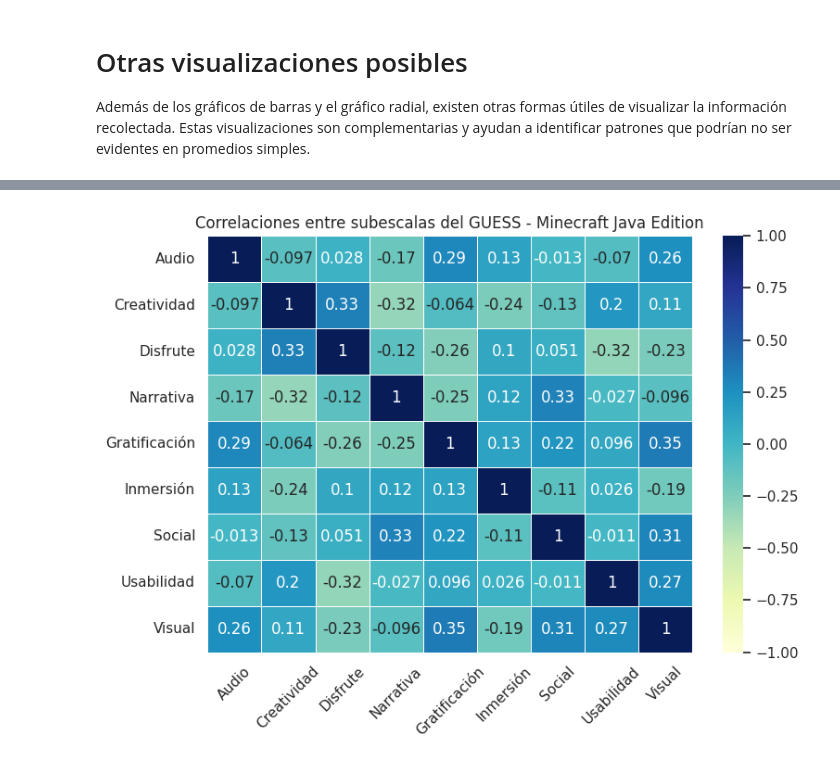
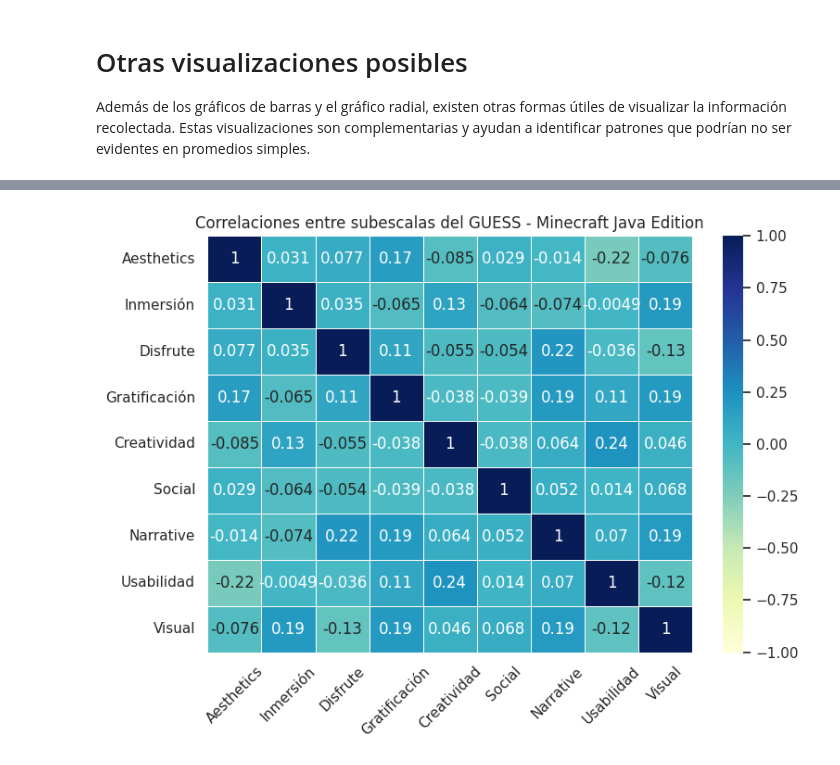
Before and after one commit to ClaudixoPG/ESI_2025_S1, a Jupyter notebook: notebooks/Proyecto_Unidad_3.ipynb, the cells around one changed output, grey strips where cells are left out. Saved outputs shown, nothing was run; the diff lists cells and outputs as text; code cells hidden in the pictures.

```diff
--- a/notebooks/Proyecto_Unidad_3.ipynb
+++ b/notebooks/Proyecto_Unidad_3.ipynb
@@ -15,7 +15,7 @@ sns.set(style='whitegrid')
 ##Carga de dataset
 # %%
 # Cargar datos desde GitHub
-url = "https://raw.githubusercontent.com/ClaudixoPG/ESI_2025_S1/main/datasets/Minecraft_Evaluacion_GUESS.xlsx"
-df = pd.read_excel(url)
+url = "https://raw.githubusercontent.com/ClaudixoPG/ESI_2025_S1/main/datasets/guess_proyecto3_datos.xlsx"
+df = pd.read_excel(url, skiprows=10)
 df.head()
 # %% [output]
@@ -28,3 +29,34 @@ df.head()
+# %%
+# Diccionario con columnas por subdimensión
+subdimensiones = {
+    "Aesthetics": ["AE1", "AE2", "AE3", "AE4"],
+    "Play Engrossment": ["PE1", "PE2", "PE3", "PE4", "PE5", "PE6", "PE7"],
+    "Enjoyment": ["EN1", "EN2", "EN3", "EN4", "EN5", "EN6"],
+    "Personal Gratification": ["PG1", "PG2", "PG3", "PG4"],
+    "Creative Freedom": ["CF1", "CF2", "CF3", "CF4"],
+    "Social Connectivity": ["SC1", "SC2", "SC3", "SC4", "SC5"],
+    "Narrative": ["NA1", "NA2", "NA3", "NA4"],
+    "Usability/Playability": ["US1", "US2", "US3", "US4", "US5", "US6", "US7"],
+    "Visual Aesthetics": ["VA1", "VA2", "VA3", "VA4"]
+}
+
+# Crear un nuevo DataFrame con promedios
+#df_promedios = pd.DataFrame()
+df_promedios = df[["version","user_id"]].copy()
+df_promedios = df_promedios.rename(columns={"user_id": "usuario"})
+
+for subdim, cols in subdimensiones.items():
+    # Verifica que todas las columnas existan antes de promediar
+    if all(c in df.columns for c in cols):
+        df_promedios[subdim] = df[cols].mean(axis=1)
+    else:
+        print(f"Alerta: Faltan columnas en {subdim}")
+
+df_promedios.head()
+df = df_promedios
+#df = df_promedios
+# Mostrar los primeros resultados
+#print(df_promedios.head())
 # %% [markdown]
 ##Cálculo de los promedios de las subescalas GUESS por versión del juego
 # %%
@@ -136,31 +115,31 @@ NOTA: Para facilitar la lectura, los nombres de las subescalas han sido abreviad
 # %%
 # Filtrar solo Minecraft Java Edition
-df_java = df[df['version'] == 'Minecraft Java Edition'].copy()
+df_java = df[df['version'] == 'v2'].copy()
 
 # Renombrar columnas para abreviar
 abreviaciones = {
     "Audio Aesthetics": "Audio",
     "Creative Freedom": "Creatividad",
     "Enjoyment": "Disfrute",
     "Narratives": "Narrativa",
     "Personal Gratification": "Gratificación",
     "Play Engrossment": "Inmersión",
     "Social Connectivity": "Social",
     "Usability/Playability": "Usabilidad",
     "Visual Aesthetics": "Visual"
 }
 df_java = df_java.rename(columns=abreviaciones)
 
 # Calcular matriz de correlación
 correlation_matrix = df_java.drop(columns=['version', 'usuario']).corr()
 
 # Heatmap con paleta suave
 plt.figure(figsize=(8, 6))
 sns.heatmap(correlation_matrix, annot=True, cmap='YlGnBu', vmin=-1, vmax=1, linewidths=0.5)
 plt.title('Correlaciones entre subescalas del GUESS - Minecraft Java Edition')
 plt.xticks(rotation=45)
 plt.yticks(rotation=0)
 plt.tight_layout()
 plt.show()
 # %% [output]
-[figure, old version]
+[figure, new version]
```
Also changed, not shown: parts of 33 cells of this notebook.
